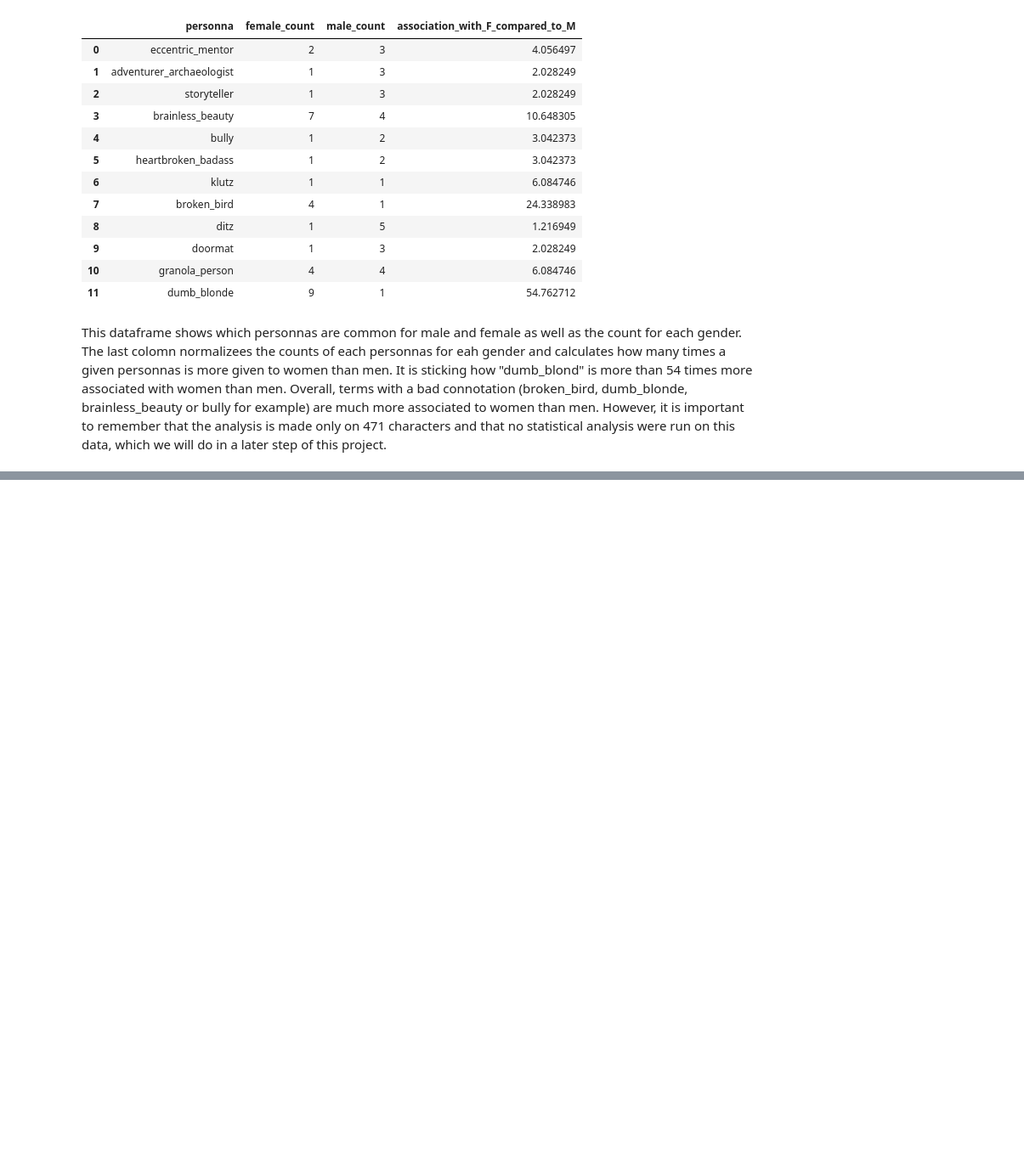
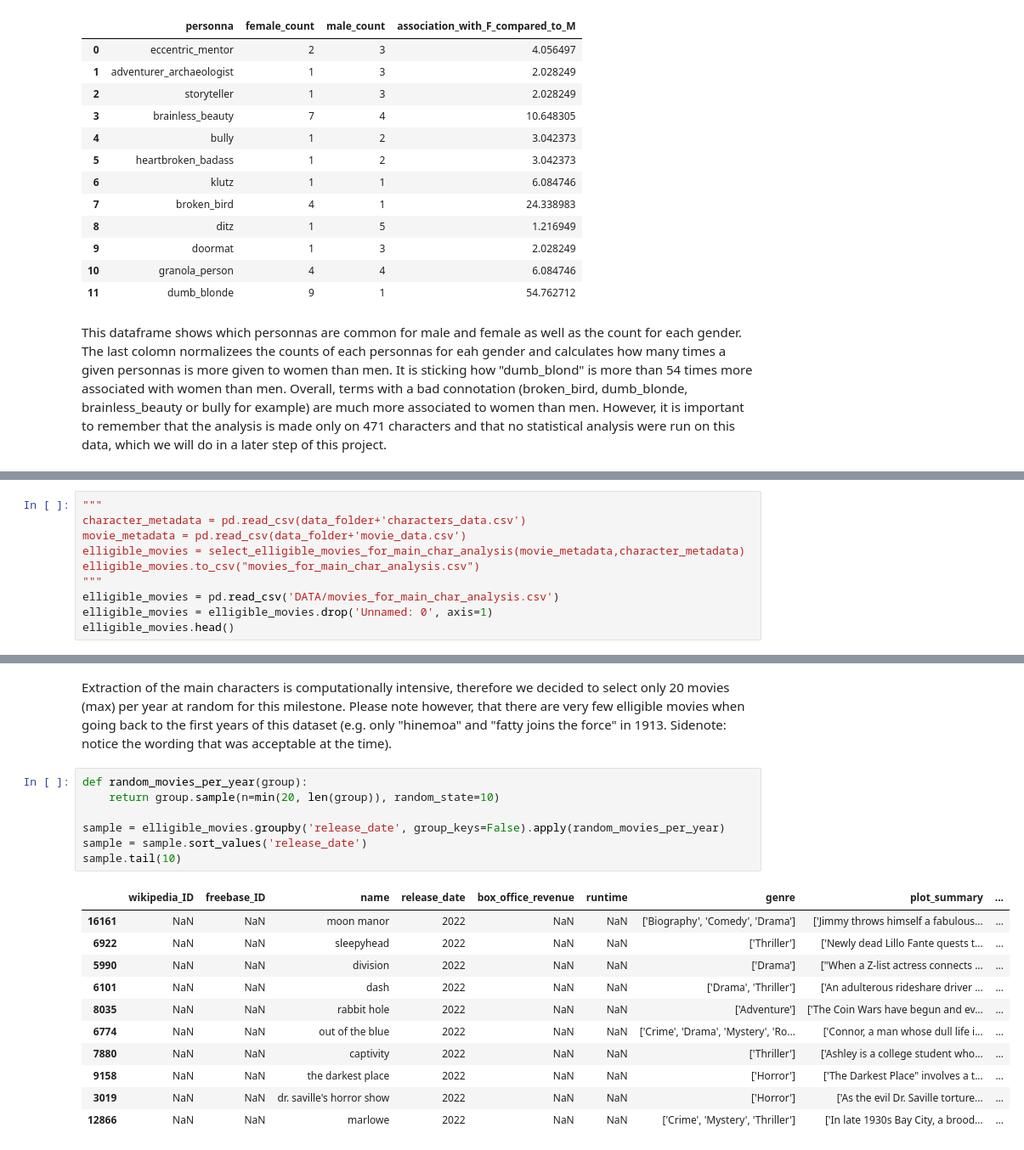
Before and after one commit to epfl-ada/ada-2023-project-badabob, a Jupyter notebook: M2.ipynb, the cells around one changed output, grey strips where cells are left out. Shown at 85% size. Cells and saved outputs as stored; diff of their text form; blank space fills up the shorter version.

```diff
--- a/M2.ipynb
+++ b/M2.ipynb
@@ -1183,0 +1194,10 @@ This dataframe shows which personnas are common for male and female as well as t
+# %%
+"""
+character_metadata = pd.read_csv(data_folder+'characters_data.csv')
+movie_metadata = pd.read_csv(data_folder+'movie_data.csv')
+elligible_movies = select_elligible_movies_for_main_char_analysis(movie_metadata,character_metadata)
+elligible_movies.to_csv("movies_for_main_char_analysis.csv")
+"""
+elligible_movies = pd.read_csv('DATA/movies_for_main_char_analysis.csv')
+elligible_movies = elligible_movies.drop('Unnamed: 0', axis=1)
+elligible_movies.head()
@@ -1183,0 +1211,21 @@ This dataframe shows which personnas are common for male and female as well as t
+# %% [markdown]
+Extraction of the main characters is computationally intensive, therefore we decided to select only 20 movies (max) per year at random for this milestone. Please note however, that there are very few elligible movies when going back to the first years of this dataset (e.g. only "hinemoa" and "fatty joins the force" in 1913. Sidenote: notice the wording that was acceptable at the time).
+# %%
+def random_movies_per_year(group):
+    return group.sample(n=min(20, len(group)), random_state=10)
+
+sample = elligible_movies.groupby('release_date', group_keys=False).apply(random_movies_per_year)
+sample = sample.sort_values('release_date')
+sample.tail(10)
+# %% [output]
+|  | wikipedia_ID | freebase_ID | name | release_date | box_office_revenue | runtime | genre | plot_summary | ... |
+| 16161 | NaN | NaN | moon manor | 2022 | NaN | NaN | ['Biography', 'Comedy', 'Drama'] | ['Jimmy throws himself a fabulous... | ... |
+| 6922 | NaN | NaN | sleepyhead | 2022 | NaN | NaN | ['Thriller'] | ['Newly dead Lillo Fante quests t... | ... |
+| 5990 | NaN | NaN | division | 2022 | NaN | NaN | ['Drama'] | ["When a Z-list actress connects ... | ... |
+| 6101 | NaN | NaN | dash | 2022 | NaN | NaN | ['Drama', 'Thriller'] | ['An adulterous rideshare driver ... | ... |
+| 8035 | NaN | NaN | rabbit hole | 2022 | NaN | NaN | ['Adventure'] | ['The Coin Wars have begun and ev... | ... |
+| 6774 | NaN | NaN | out of the blue | 2022 | NaN | NaN | ['Crime', 'Drama', 'Mystery', 'Ro... | ['Connor, a man whose dull life i... | ... |
+| 7880 | NaN | NaN | captivity | 2022 | NaN | NaN | ['Thriller'] | ['Ashley is a college student who... | ... |
+| 9158 | NaN | NaN | the darkest place | 2022 | NaN | NaN | ['Horror'] | ['The Darkest Place" involves a t... | ... |
+| 3019 | NaN | NaN | dr. saville's horror show | 2022 | NaN | NaN | ['Horror'] | ['As the evil Dr. Saville torture... | ... |
+| 12866 | NaN | NaN | marlowe | 2022 | NaN | NaN | ['Crime', 'Mystery', 'Thriller'] | ['In late 1930s Bay City, a brood... | ... |
```
Also changed, not shown: parts of 9 cells of this notebook, 3 other files.
